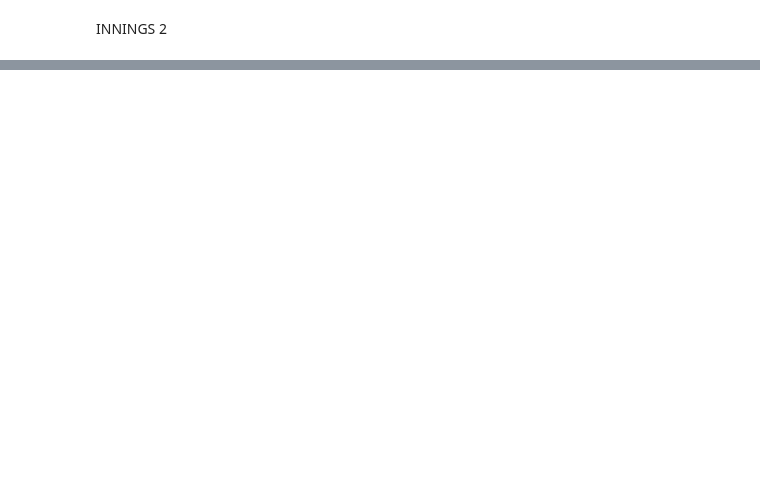
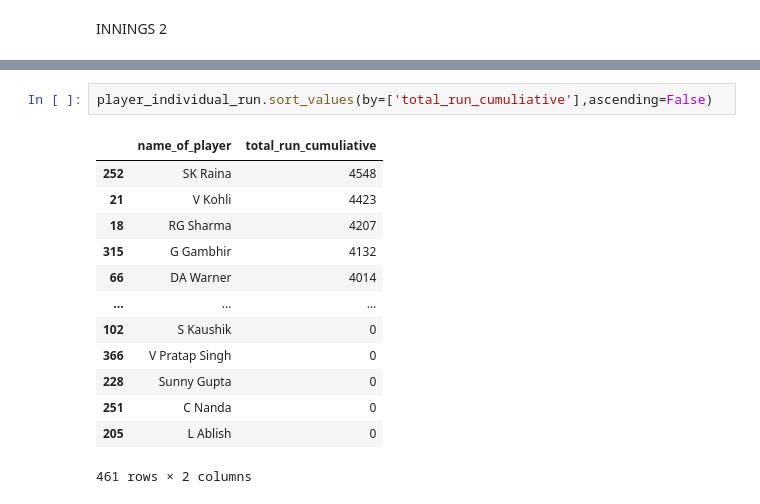
Before and after one commit to Aiant1/Data_Analysis_Projects, a Jupyter notebook: Indian_Premier_League_Data_analysis.ipynb, the cells around one changed output, grey strips where cells are left out. Cells and saved outputs as stored; diff of their text form; blank space fills up the shorter version.

```diff
--- a/Indian_Premier_League_Data_analysis.ipynb
+++ b/Indian_Premier_League_Data_analysis.ipynb
@@ -552,0 +551,16 @@ INNINGS _2
+# %%
+player_individual_run.sort_values(by=['total_run_cumuliative'],ascending=False)
+# %% [output]
+|  | name_of_player | total_run_cumuliative |
+| 252 | SK Raina | 4548 |
+| 21 | V Kohli | 4423 |
+| 18 | RG Sharma | 4207 |
+| 315 | G Gambhir | 4132 |
+| 66 | DA Warner | 4014 |
+| ... | ... | ... |
+| 102 | S Kaushik | 0 |
+| 366 | V Pratap Singh | 0 |
+| 228 | Sunny Gupta | 0 |
+| 251 | C Nanda | 0 |
+| 205 | L Ablish | 0 |
+461 rows × 2 columns
```
Also changed, not shown: parts of 9 cells of this notebook.
